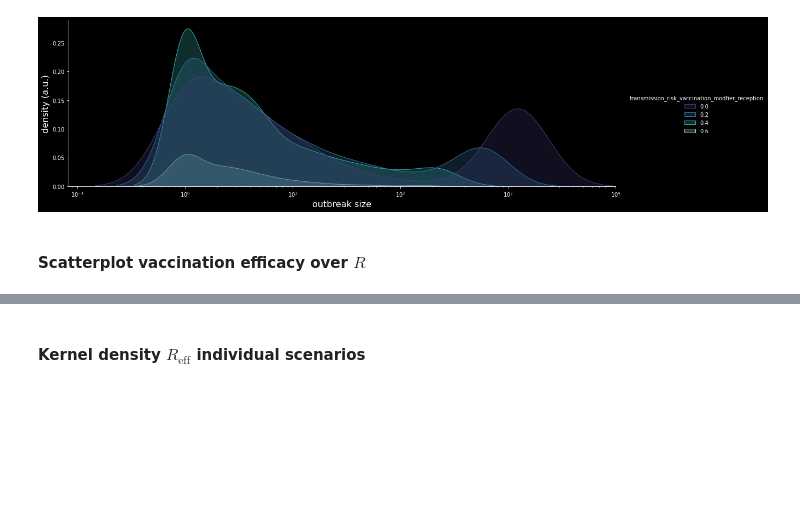
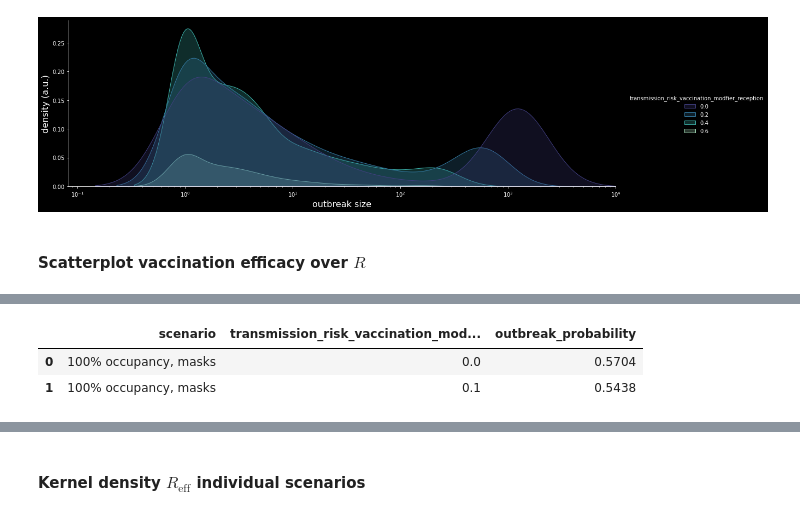
Before and after one commit to JanaLasser/uni_SEIRX, a Jupyter notebook: code/analysis_intervention_measures.ipynb, the cells around one changed output, grey strips where cells are left out. Drawn from its saved outputs; the diff is of its cells as text; code cells hidden in the pictures; blank space fills up the shorter version.

```diff
--- a/code/analysis_intervention_measures.ipynb
+++ b/code/analysis_intervention_measures.ipynb
@@ -432,0 +574,15 @@ axes[1].legend()
+# %%
+N = 5000
+subset = results[results["infected_agents"] > 0]
+counts = (
+    subset[["scenario", "transmission_risk_vaccination_modfier_reception", "R0"]]
+    .groupby(["scenario", "transmission_risk_vaccination_modfier_reception"])
+    .count()
+    / N
+)
+counts = counts.reset_index().rename(columns={"R0": "outbreak_probability"})
+counts.head(2)
+# %% [output]
+|  | scenario | transmission_risk_vaccination_mod... | outbreak_probability |
+| 0 | 100% occupancy, masks | 0.0 | 0.5704 |
+| 1 | 100% occupancy, masks | 0.1 | 0.5438 |
```
Also changed, not shown: parts of 31 cells of this notebook.
